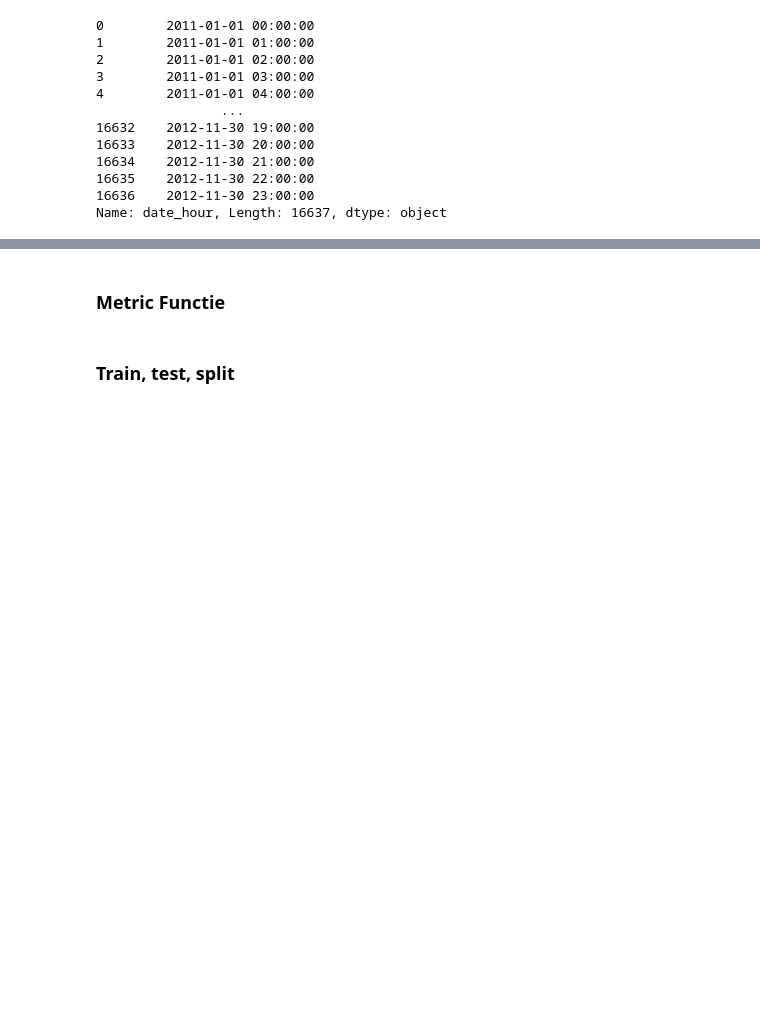
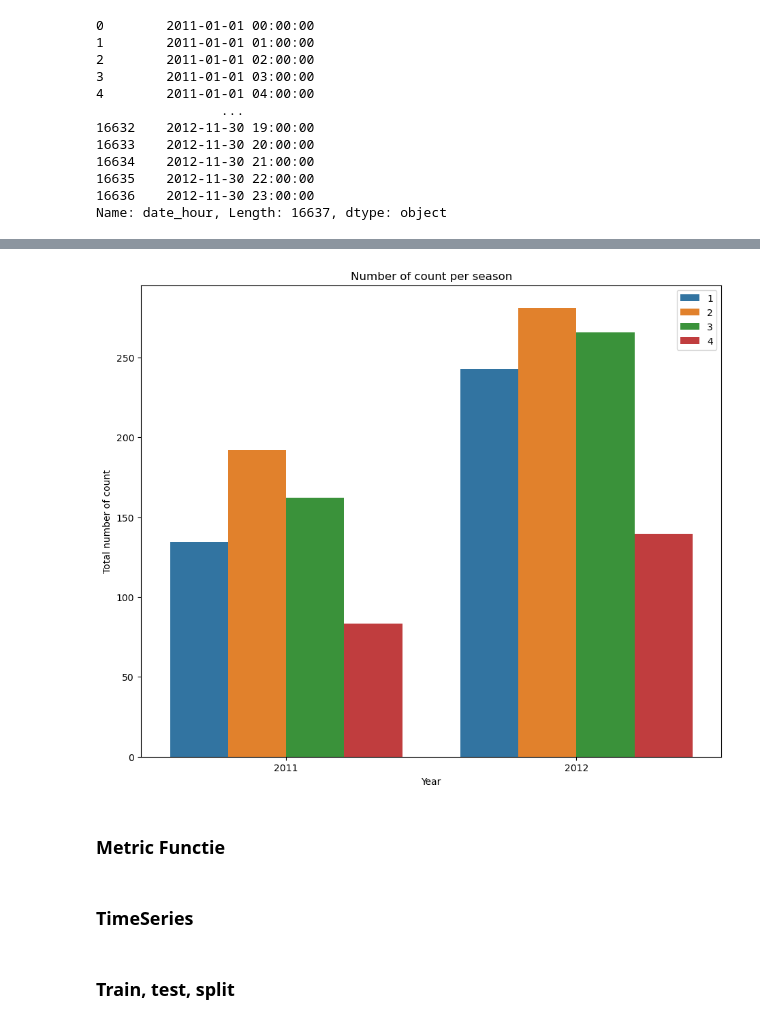
Before and after one commit to NimaGhafar/machine_learning_deurwaardes, a Jupyter notebook: Heethoofd_Portfolio.ipynb, the cells around one changed output, grey strips where cells are left out. Saved outputs shown, nothing was run; the diff lists cells and outputs as text; code cells hidden in the pictures; blank space fills up the shorter version.

```diff
--- a/Heethoofd_Portfolio.ipynb
+++ b/Heethoofd_Portfolio.ipynb
@@ -181,3 +327,12 @@ plt.show()
+# %%
+sns.barplot('year', "cnt",hue='season', data=train, ci=None)
+plt.legend()
+plt.xlabel('Year')
+plt.ylabel('Total number of count')
+plt.title('Number of count per season')
+plt.show()
+# %% [output]
+[figure, added]
 # %% [markdown]
 ### Metric Functie
 # %%
@@ -208,6 +363,8 @@ def train_test_model(model):
                  '\nMAE:', MAE,
                  '\nMSE:',MSE,
                  '\nRMSE:',RMSE)
+# %% [markdown]
+### TimeSeries
 # %% [markdown]
 ### Train, test, split
 # %%
```
Also changed, not shown: parts of 27 cells of this notebook.
